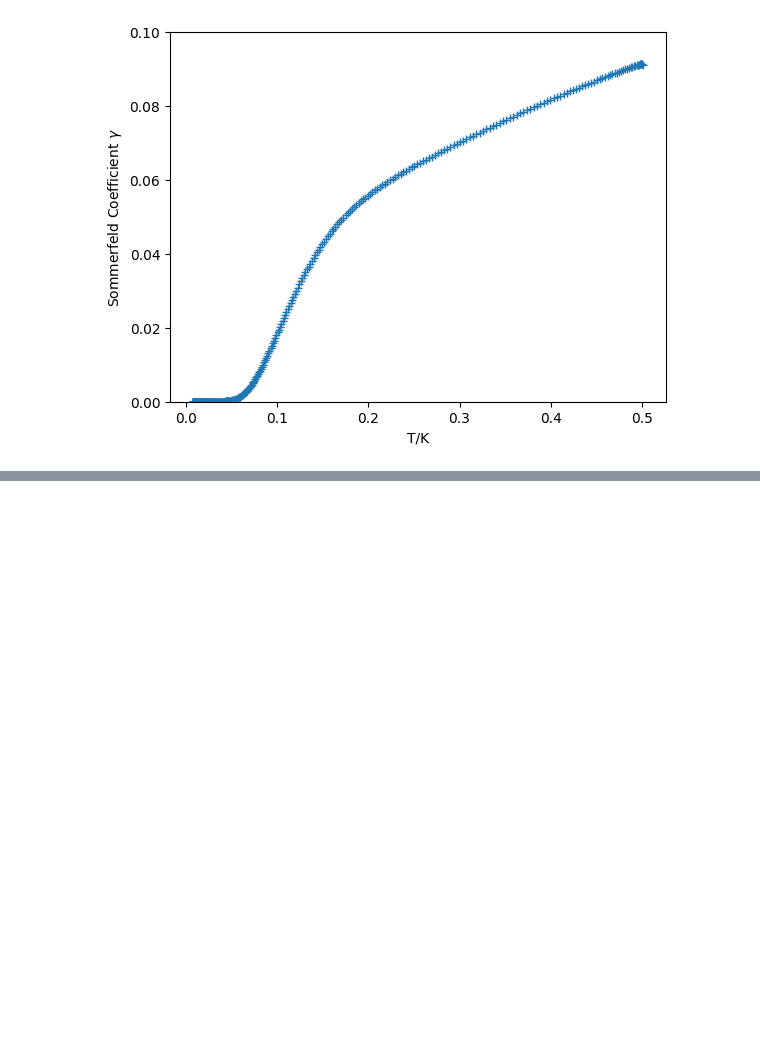
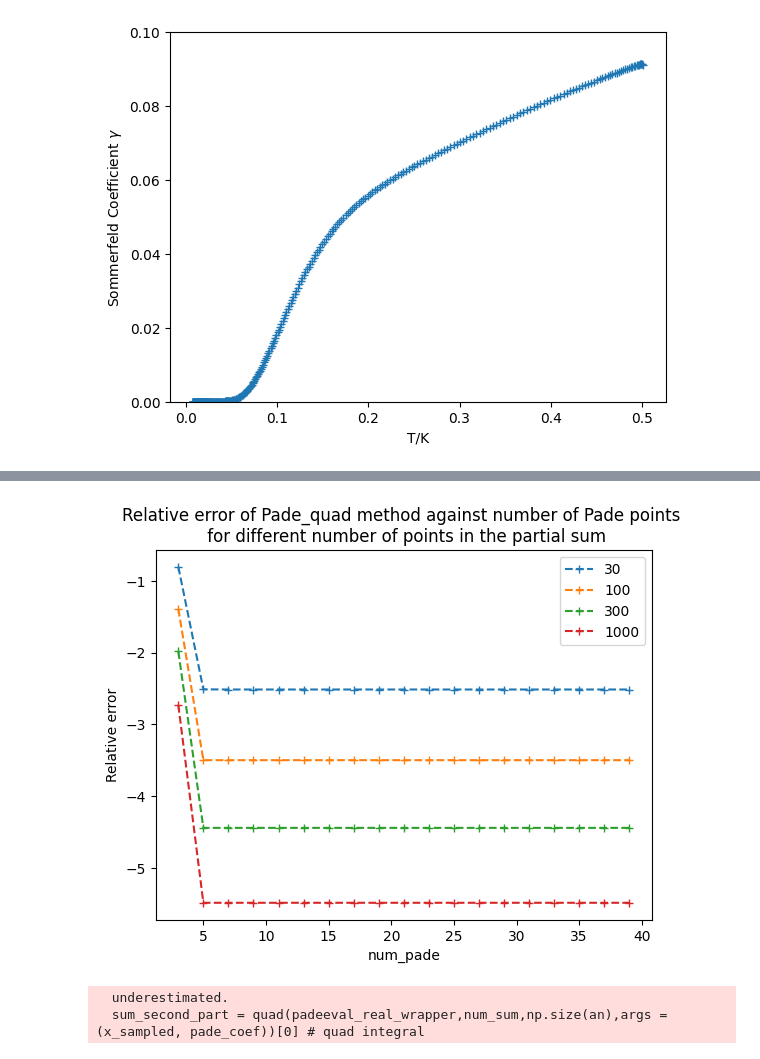
Before and after one commit to yulu-duck/two-band-superconductor, a Jupyter notebook: superconductivity_thermodynamics.ipynb, the cells around one changed output, grey strips where cells are left out. Cells and saved outputs as stored; diff of their text form; code cells hidden in the pictures; blank space fills up the shorter version.

Commit message:
explored faster summation
tried different numerical schemes for matsubara summations: Shank, numerical integration by trapezoidal and simpson, N.integration by Pade interpolation and then quadrature

```diff
--- a/superconductivity_thermodynamics.ipynb
+++ b/superconductivity_thermodynamics.ipynb
@@ -434,0 +511,56 @@ plt.show()
+# %%
+# Shank transformation
+n_list = [1,3,10,30,100,300,500,800,1000,2000,3000,5000]
+err_list = []
+for i in range(np.size(n_list)):
+    n = n_list[i]
+    shank_approximate = wynnepsilon(sn[:n])[-1,-1]
+    rel_err = np.abs(shank_approximate - sn[-1]) / sn[-1]
+    err_list.append(rel_err)
+err_list = np.array(err_list)
+n_list = np.array(n_list)
+
+# Simpson and Trapozoidal Sum
+simpson_err_list = []
+trapezoid_err_list = []
+trapezoid_n_arr = np.linspace(2,np.size(an),100, dtype = int)
+for n in trapezoid_n_arr:
+    res_simpson = simpsonSum(an,n)
+    simpson_err_list.append( np.abs(res_simpson - sn[-1]) / sn[-1])
+
+    res_trapezoid = trapezoidSum(an,n)
+    trapezoid_err_list.append(np.abs(res_trapezoid - sn[-1]) / sn[-1])
+simpson_err_list = np.array(simpson_err_list)
+trapezoid_err_list = np.array(trapezoid_err_list)
+# %%
+# Pade Interpolation after some point + Quadrature Integration
+num_sum_arr = np.array([30, 100,300,1000])
+num_pade_arr = np.arange(3,40,2)
+pade_err_arr = np.zeros((np.size(num_sum_arr), np.size(num_pade_arr)))
+for i in range(np.size(num_sum_arr)):
+    for j in range(np.size(num_pade_arr)):
+        num_pade = num_pade_arr[j]
+        num_sum = num_sum_arr[i]
+        res_pade_quad = pade_quad_Sum(an,num_sum,num_pade)
+        pade_err_arr[i,j] = np.abs(res_pade_quad - sn[-1]) / sn[-1]
+
+for i in range(np.size(num_sum_arr)):
+    num_evaluated = num_pade_arr + num_sum_arr[i]# total number of points evaluted
+    plt.plot(num_pade_arr, np.log10(pade_err_arr[i,:]),'+--',label = str(num_sum_arr[i]))
+plt.legend(loc = 'best')
+plt.ylabel('Relative error')
+plt.xlabel('num_pade')
+plt.title('Relative error of Pade_quad method against number of Pade points \n for different number of points in the partial sum')
+plt.show()
+# %% [output]
+[figure, added]
+# %%
+num_sum_arr = np.logspace(0.5,np.log10(np.size(an)-1),dtype = int)
+pade_err_arr = np.zeros(np.size(num_sum_arr))
+num_pade = 7 # Pade interpolation from 7 points, determined to be sufficient from the previous plot
+for i in range(np.size(num_sum_arr)):
+    res_pade = pade_quad_Sum(an,num_sum_arr[i],num_pade)
+    pade_err_arr[i] = np.abs(res_pade - sn[-1]) / sn[-1]
+# %% [output]
+  underestimated.
+  sum_second_part = quad(padeeval_real_wrapper,num_sum,np.size(an),args = (x_sampled, pade_coef))[0] # quad integral
```
Also changed, not shown: parts of 7 cells of this notebook, 2 other files.
